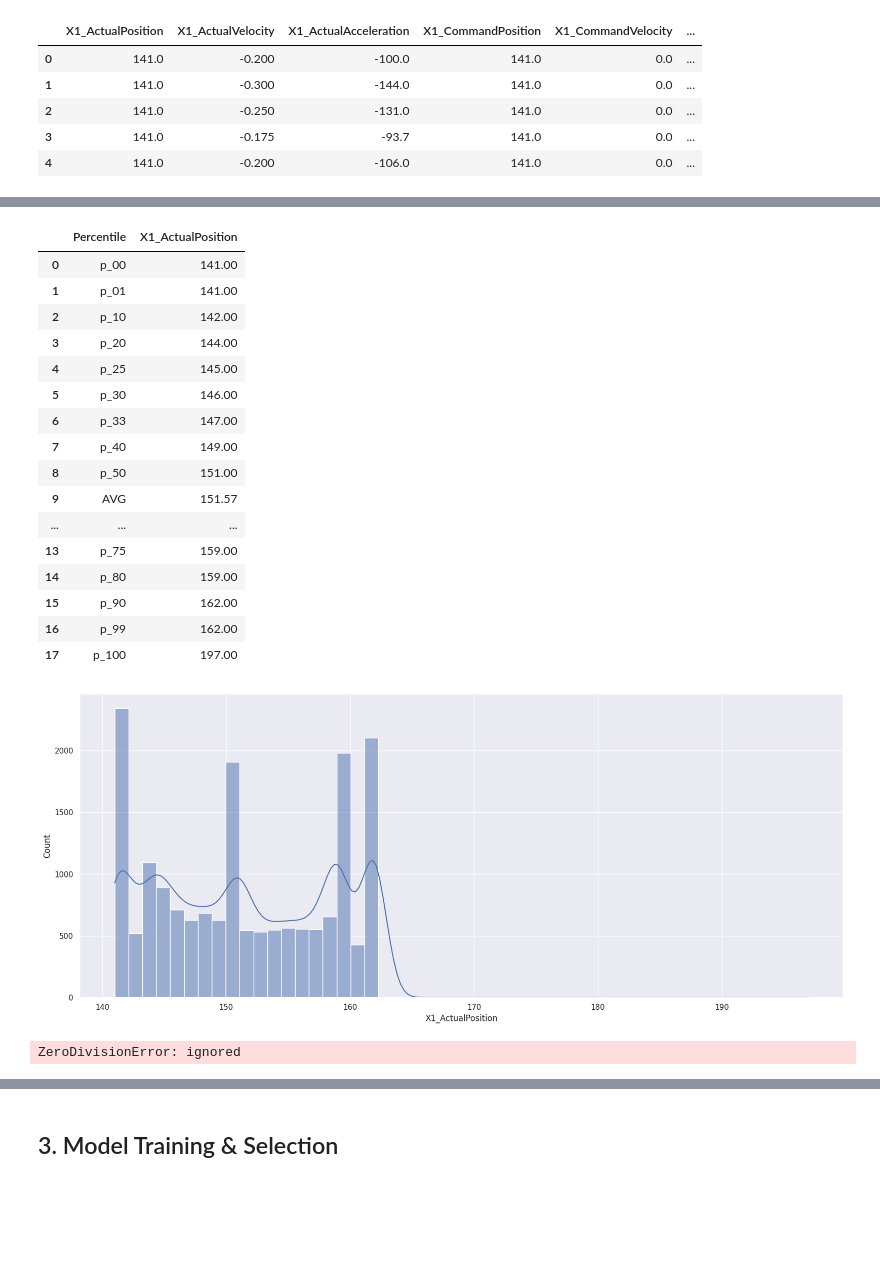
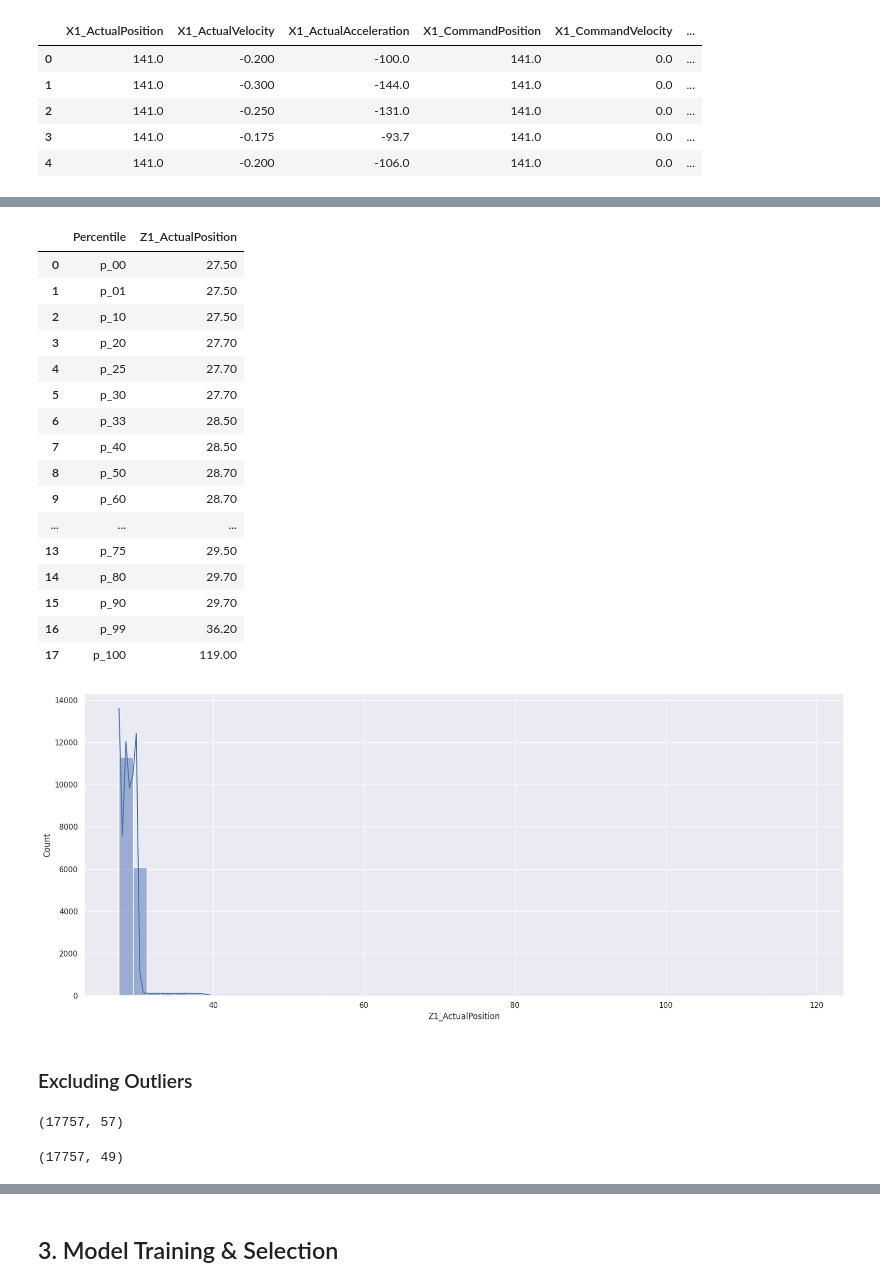
Before and after one commit to ayuba7272/millToolWear_caseStudy, a Jupyter notebook: CNC_MillWearCaseStudy.ipynb, the cells around one changed output, grey strips where cells are left out. Saved outputs shown, nothing was run; the diff lists cells and outputs as text; code cells hidden in the pictures; blank space fills up the shorter version.

```diff
--- a/CNC_MillWearCaseStudy.ipynb
+++ b/CNC_MillWearCaseStudy.ipynb
@@ -449,27 +453,44 @@ def show_distribution(df=None,variable_name='',
         sns.histplot(x=df[variable_name], bins = bins, kde= True)
     return op
 # %%
-show_distribution(df=all_exp_data,variable_name='X1_ActualPosition')
+show_distribution(df=all_exp_data,variable_name='Z1_ActualPosition')
+# X1_DCBusVoltage , X1_OutputVoltage , Y1_CommandPosition , Y1_DCBusVoltage , Y1_OutputVoltage , Z1_ActualPosition
 # %% [output]
-|  | Percentile | X1_ActualPosition |
-| 0 | p_00 | 141.00 |
-| 1 | p_01 | 141.00 |
-| 2 | p_10 | 142.00 |
-| 3 | p_20 | 144.00 |
-| 4 | p_25 | 145.00 |
-| 5 | p_30 | 146.00 |
-| 6 | p_33 | 147.00 |
-| 7 | p_40 | 149.00 |
-| 8 | p_50 | 151.00 |
-| 9 | AVG | 151.57 |
+|  | Percentile | Z1_ActualPosition |
+| 0 | p_00 | 27.50 |
+| 1 | p_01 | 27.50 |
+| 2 | p_10 | 27.50 |
+| 3 | p_20 | 27.70 |
+| 4 | p_25 | 27.70 |
+| 5 | p_30 | 27.70 |
+| 6 | p_33 | 28.50 |
+| 7 | p_40 | 28.50 |
+| 8 | p_50 | 28.70 |
+| 9 | p_60 | 28.70 |
 | ... | ... | ... |
-| 13 | p_75 | 159.00 |
-| 14 | p_80 | 159.00 |
-| 15 | p_90 | 162.00 |
-| 16 | p_99 | 162.00 |
-| 17 | p_100 | 197.00 |
+| 13 | p_75 | 29.50 |
+| 14 | p_80 | 29.70 |
+| 15 | p_90 | 29.70 |
+| 16 | p_99 | 36.20 |
+| 17 | p_100 | 119.00 |
-[figure, old version]
+[figure, new version]
-# %%
-1/0
-# %% [output]
-ZeroDivisionError: ignored
+# %% [markdown]
+### Excluding Outliers
+# %%
+# We can drop some outlier records
+all_exp_data = all_exp_data[all_exp_data['X1_DCBusVoltage']<=0.25]
+all_exp_data = all_exp_data[all_exp_data['Y1_CommandPosition']<=105]
+all_exp_data = all_exp_data[all_exp_data['Y1_DCBusVoltage']<=0.25]
+all_exp_data = all_exp_data[all_exp_data['Y1_OutputVoltage']<=40]
+all_exp_data = all_exp_data[all_exp_data['Z1_ActualPosition']<=60]
+all_exp_data.shape
+# %% [output]
+(17757, 57)
+# %%
+#We can also drop some of the columns that are not useful
+cols_to_drop = ['Z1_CurrentFeedback','Z1_DCBusVoltage','Z1_OutputCurrent','Z1_OutputVoltage',
+                'S1_SystemInertia','M1_CURRENT_PROGRAM_NUMBER','M1_sequence_number','Expt_No']
+all_exp_data.drop(cols_to_drop,axis=1,inplace=True)
+all_exp_data.shape
+# %% [output]
+(17757, 49)
```
Also changed, not shown: parts of 10 cells of this notebook.
